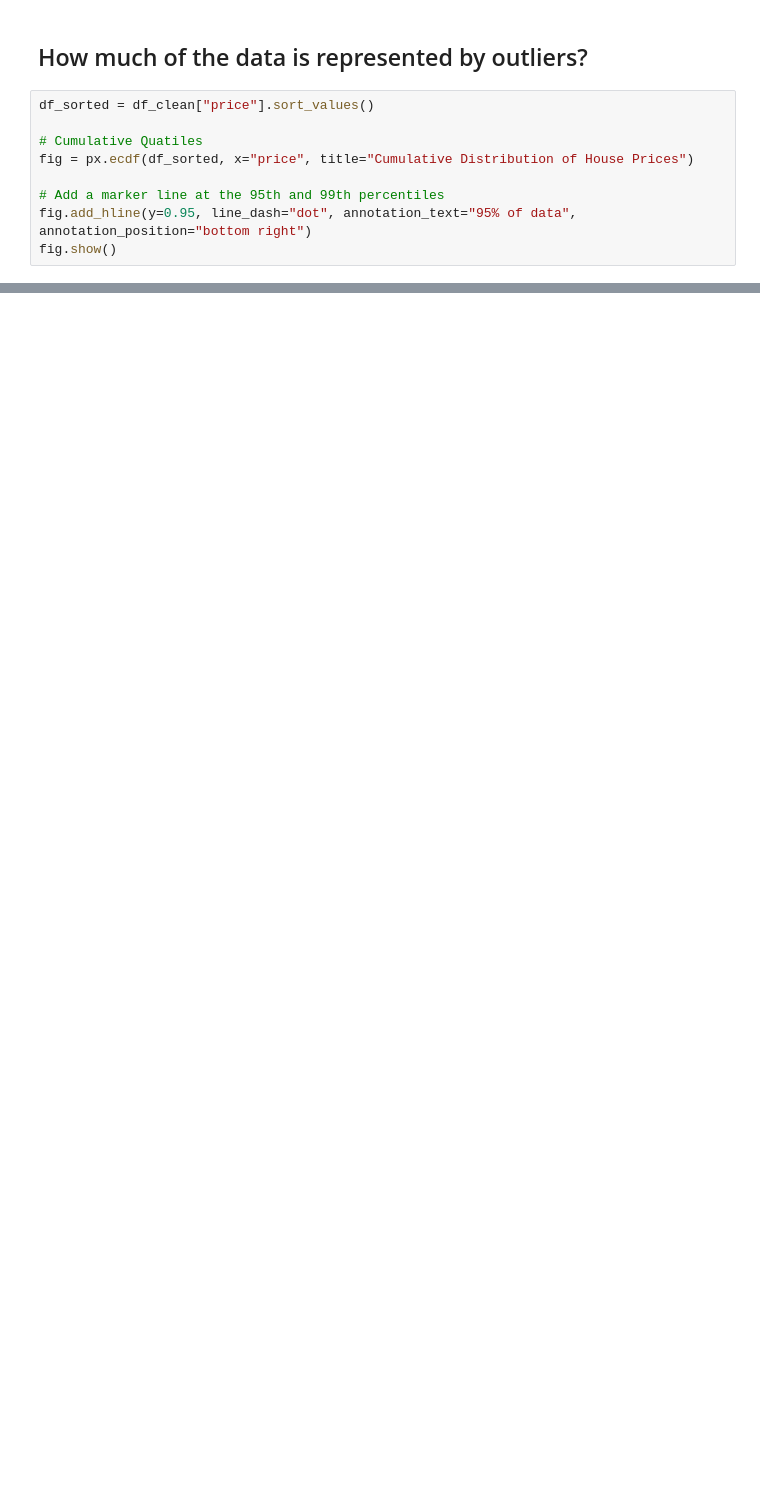
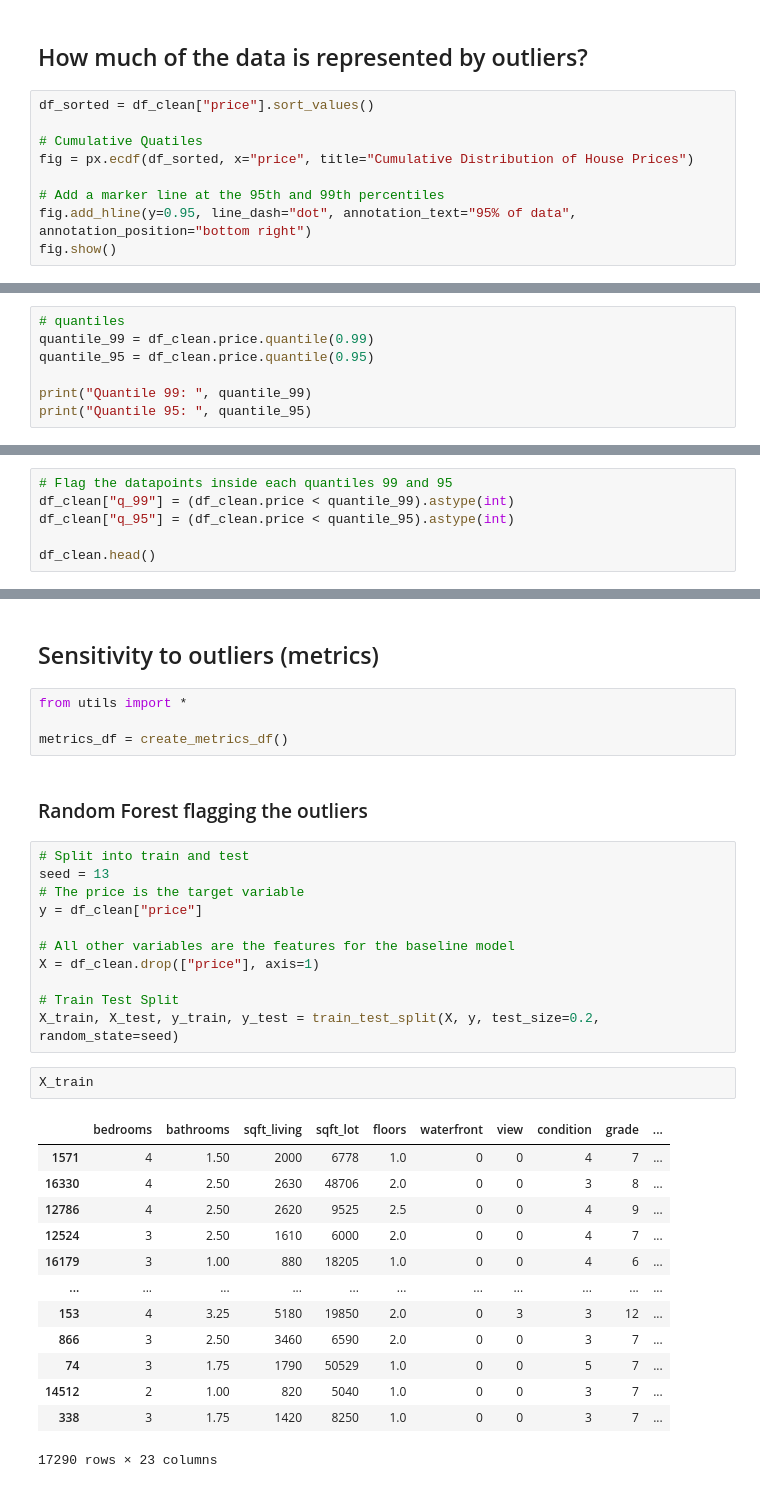
Before and after one commit to coffeedrunkpanda/King-County-Housing-Analysis, a Jupyter notebook: 3_Outliers_Analysis.ipynb, the cells around one changed output, grey strips where cells are left out. Drawn from its saved outputs; the diff is of its cells as text; blank space fills up the shorter version.

Commit message:
Add outlier sensibility analysis

```diff
--- a/3_Outliers_Analysis.ipynb
+++ b/3_Outliers_Analysis.ipynb
@@ -102,0 +84,7 @@ fig.show()
+# %%
+# quantiles
+quantile_99 = df_clean.price.quantile(0.99)
+quantile_95 = df_clean.price.quantile(0.95)
+
+print("Quantile 99: ", quantile_99)
+print("Quantile 95: ", quantile_95)
@@ -102,0 +94,6 @@ fig.show()
+# %%
+# Flag the datapoints inside each quantiles 99 and 95
+df_clean["q_99"] = (df_clean.price < quantile_99).astype(int)
+df_clean["q_95"] = (df_clean.price < quantile_95).astype(int)
+
+df_clean.head()
@@ -102,0 +114,35 @@ fig.show()
+# %% [markdown]
+## Sensitivity to outliers (metrics)
+# %%
+from utils import *
+
+metrics_df = create_metrics_df()
+# %% [markdown]
+### Random Forest flagging the outliers
+# %%
+# Split into train and test
+seed = 13
+# The price is the target variable
+y = df_clean["price"]
+
+# All other variables are the features for the baseline model
+X = df_clean.drop(["price"], axis=1)
+
+# Train Test Split
+X_train, X_test, y_train, y_test = train_test_split(X, y, test_size=0.2, random_state=seed)
+# %%
+X_train
+# %% [output]
+|  | bedrooms | bathrooms | sqft_living | sqft_lot | floors | waterfront | view | condition | grade | ... |
+| 1571 | 4 | 1.50 | 2000 | 6778 | 1.0 | 0 | 0 | 4 | 7 | ... |
+| 16330 | 4 | 2.50 | 2630 | 48706 | 2.0 | 0 | 0 | 3 | 8 | ... |
+| 12786 | 4 | 2.50 | 2620 | 9525 | 2.5 | 0 | 0 | 4 | 9 | ... |
+| 12524 | 3 | 2.50 | 1610 | 6000 | 2.0 | 0 | 0 | 4 | 7 | ... |
+| 16179 | 3 | 1.00 | 880 | 18205 | 1.0 | 0 | 0 | 4 | 6 | ... |
+| ... | ... | ... | ... | ... | ... | ... | ... | ... | ... | ... |
+| 153 | 4 | 3.25 | 5180 | 19850 | 2.0 | 0 | 3 | 3 | 12 | ... |
+| 866 | 3 | 2.50 | 3460 | 6590 | 2.0 | 0 | 0 | 3 | 7 | ... |
+| 74 | 3 | 1.75 | 1790 | 50529 | 1.0 | 0 | 0 | 5 | 7 | ... |
+| 14512 | 2 | 1.00 | 820 | 5040 | 1.0 | 0 | 0 | 3 | 7 | ... |
+| 338 | 3 | 1.75 | 1420 | 8250 | 1.0 | 0 | 0 | 3 | 7 | ... |
+17290 rows × 23 columns
```
Also changed, not shown: parts of 36 cells of this notebook.
